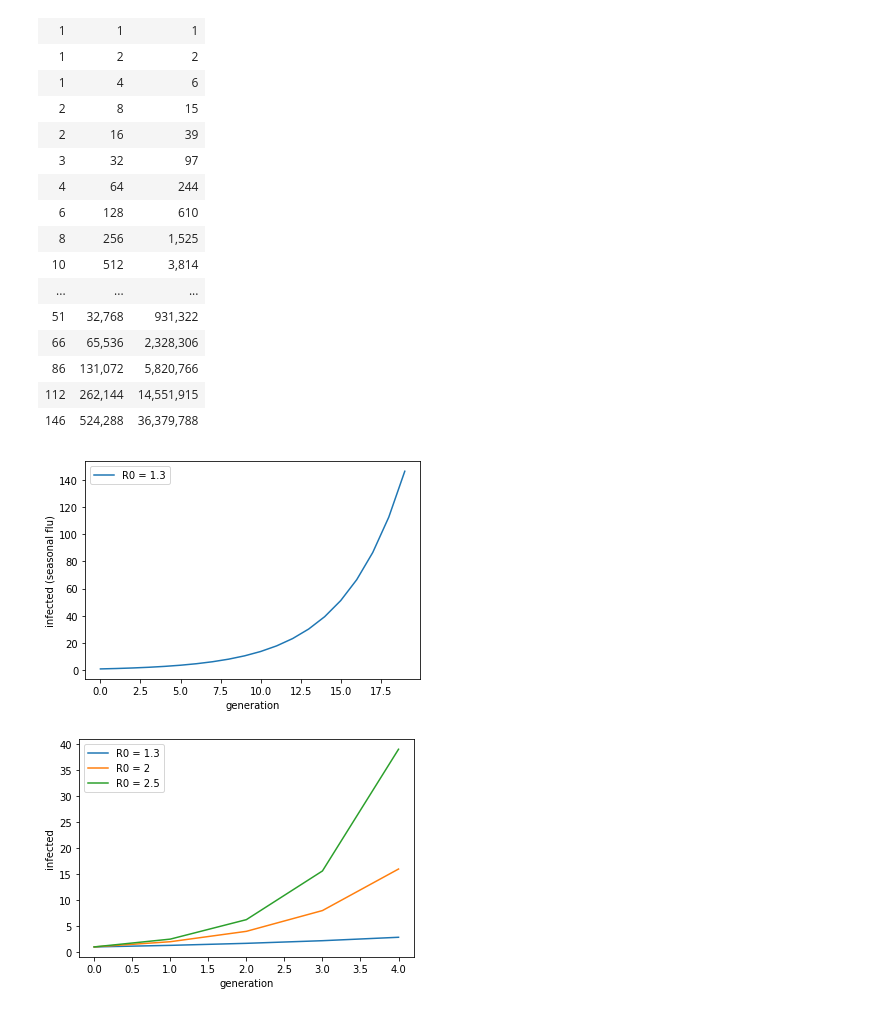
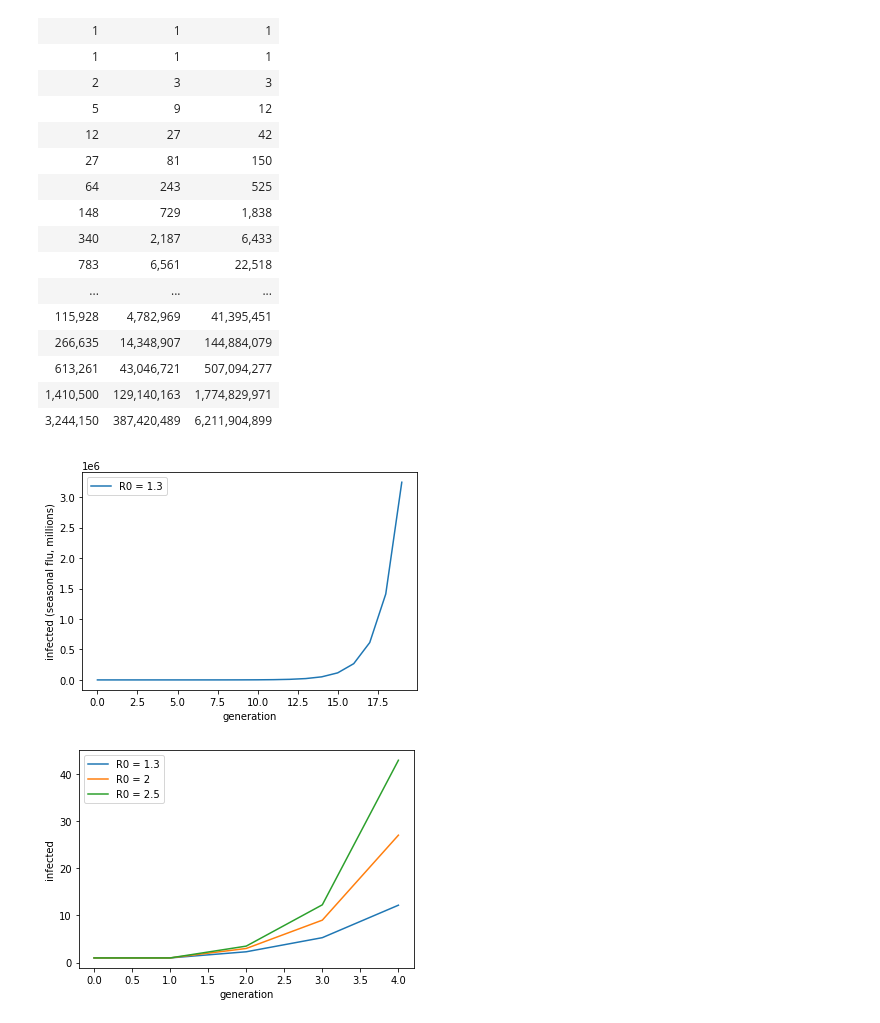
Before and after one commit to dmoney/covidplots, a Jupyter notebook: simple_explonential_r0.ipynb, the cells around one changed output. Saved outputs shown, nothing was run; the diff lists cells and outputs as text; code cells hidden in the pictures.

Commit message:
fix exponential formula

```diff
--- a/simple_explonential_r0.ipynb
+++ b/simple_explonential_r0.ipynb
@@ -18,17 +18,21 @@
 # R0 values for seasonal flu (1.3),
 # and low and high R0 estimates for SARS-CoV-2 coronavirus
 r = [1.3, 2, 2.5]
+# %%
+# mathy exponential growth formula
+#   x[t] = x[0] * (1 + r) ** t
+# from:
+#   https://en.wikipedia.org/wiki/Exponential_growth
+def exp(base, t, rate):
+    return base * (1 + rate) ** t
 # %%
 # compute numbers of infected
 infected = [1 for _ in range(len(r))]
 rows = []
-for _ in range(20):
+for gen in range(20):
     rows.append(tuple(infected))
     for i in range(len(infected)):
-        # Each infected person infects r[i] people.
-        # Should we be adding an additional infected[i] for the
-        # people already infected?  Probably.
-        infected[i] *= r[i]
+        infected[i] = exp(1, gen, r[i])
 # %%
 # Convert to integer and format with commas
 display_rows = [[f"{int(col):,}" for col in row] for row in rows]
@@ -38,21 +42,21 @@ import tabulate
 display(HTML(tabulate.tabulate(display_rows, tablefmt='html')))
 # %% [output]
 | 1 | 1 | 1 |
-| 1 | 2 | 2 |
-| 1 | 4 | 6 |
-| 2 | 8 | 15 |
-| 2 | 16 | 39 |
-| 3 | 32 | 97 |
-| 4 | 64 | 244 |
-| 6 | 128 | 610 |
-| 8 | 256 | 1,525 |
-| 10 | 512 | 3,814 |
+| 1 | 1 | 1 |
+| 2 | 3 | 3 |
+| 5 | 9 | 12 |
+| 12 | 27 | 42 |
+| 27 | 81 | 150 |
+| 64 | 243 | 525 |
+| 148 | 729 | 1,838 |
+| 340 | 2,187 | 6,433 |
+| 783 | 6,561 | 22,518 |
 | ... | ... | ... |
-| 51 | 32,768 | 931,322 |
-| 66 | 65,536 | 2,328,306 |
-| 86 | 131,072 | 5,820,766 |
-| 112 | 262,144 | 14,551,915 |
-| 146 | 524,288 | 36,379,788 |
+| 115,928 | 4,782,969 | 41,395,451 |
+| 266,635 | 14,348,907 | 144,884,079 |
+| 613,261 | 43,046,721 | 507,094,277 |
+| 1,410,500 | 129,140,163 | 1,774,829,971 |
+| 3,244,150 | 387,420,489 | 6,211,904,899 |
 # %%
 import matplotlib.pyplot as plt
 import numpy as np
@@ -69,14 +73,14 @@ def do_plot(rows, ylabel="infected", yscale=None):
 # %%
 # show growth of seasonal flu alone
 rows_just_flu = [row[0] for row in rows]
-do_plot(rows_just_flu, ylabel="infected (seasonal flu)")
+do_plot(rows_just_flu, ylabel="infected (seasonal flu, millions)")
 # %% [output]
-[figure, old version]
+[figure, new version]
 # %%
 # plot first five generations
 do_plot(rows[:5])
 # %% [output]
-[figure, old version]
+[figure, new version]
 # %%
 # plot first 10 generations
 do_plot(rows[:10])
```
Also changed, not shown: parts of 3 cells of this notebook.
